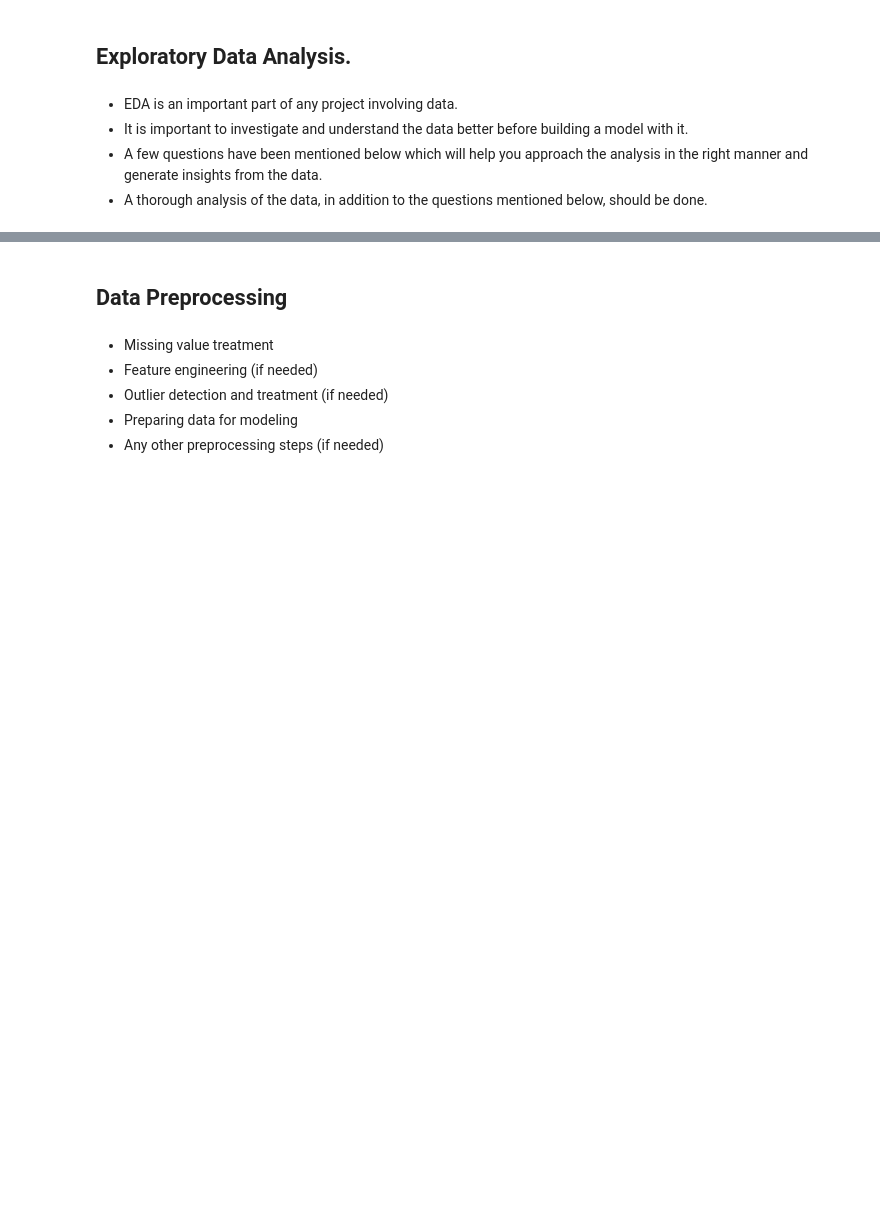
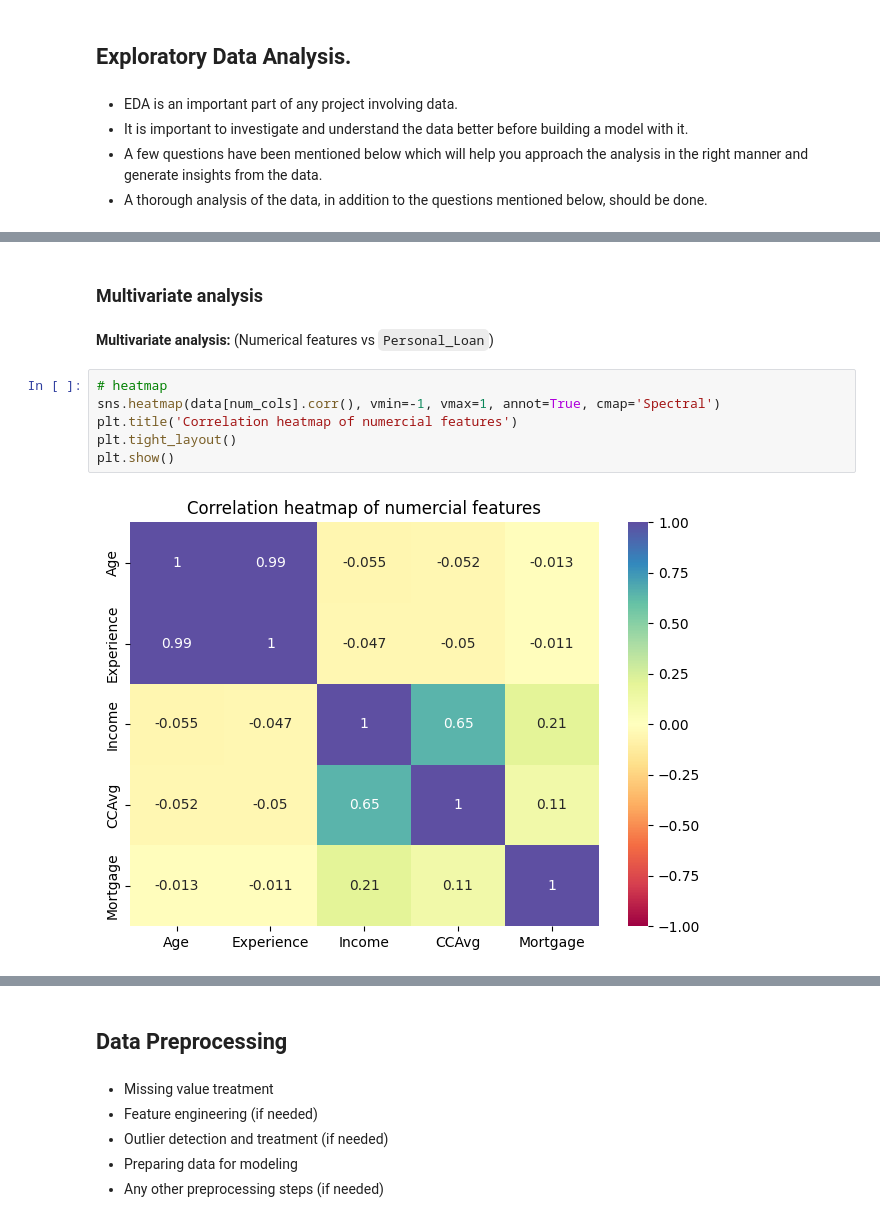
Before and after one commit to sheikhomer/PersonalLoanCampaignModel, a Jupyter notebook: AIML_ML_Project_full_code_notebook.ipynb, the cells around one changed output, grey strips where cells are left out. Drawn from its saved outputs; the diff is of its cells as text; blank space fills up the shorter version.

```diff
--- a/AIML_ML_Project_full_code_notebook.ipynb
+++ b/AIML_ML_Project_full_code_notebook.ipynb
@@ -199,0 +353,12 @@ data.head() # checking the first 5 rows of the data
+# %% [markdown]
+### Multivariate analysis
+# %% [markdown]
+**Multivariate analysis:** (Numerical features vs `Personal_Loan`)
+# %%
+# heatmap
+sns.heatmap(data[num_cols].corr(), vmin=-1, vmax=1, annot=True, cmap='Spectral')
+plt.title('Correlation heatmap of numercial features')
+plt.tight_layout()
+plt.show()
+# %% [output]
+[figure, added]
```
Also changed, not shown: parts of 33 cells of this notebook.
